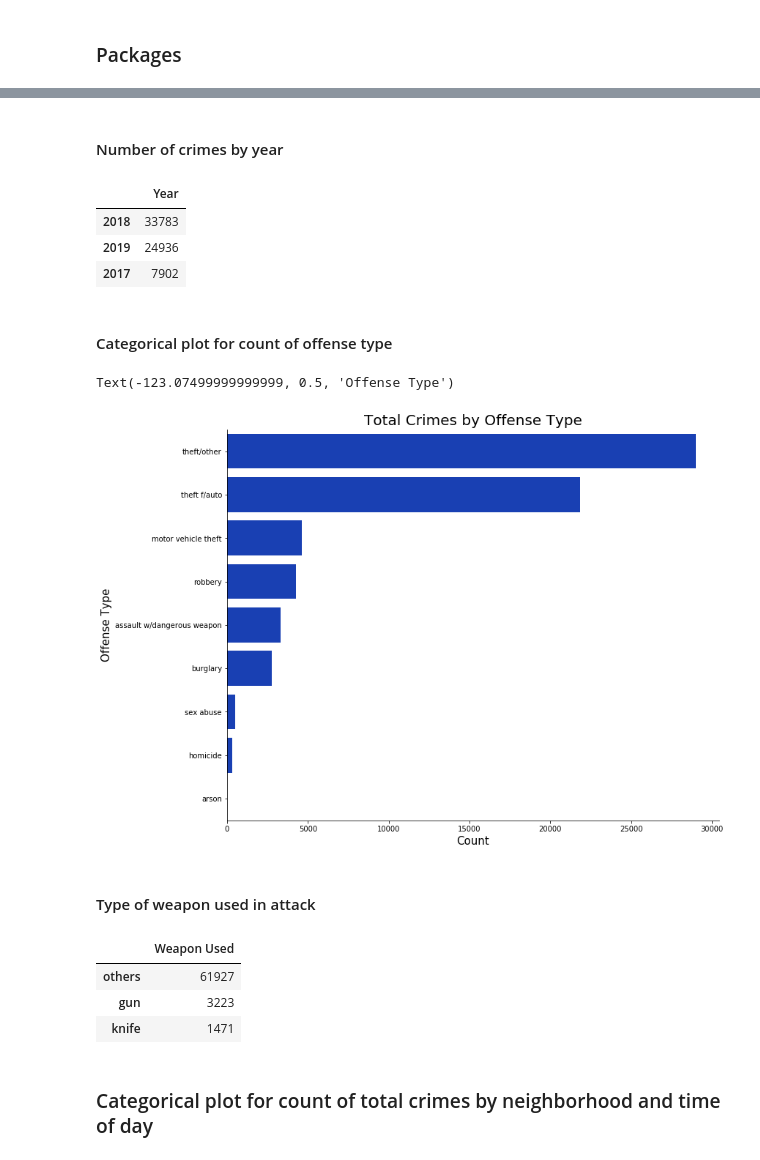
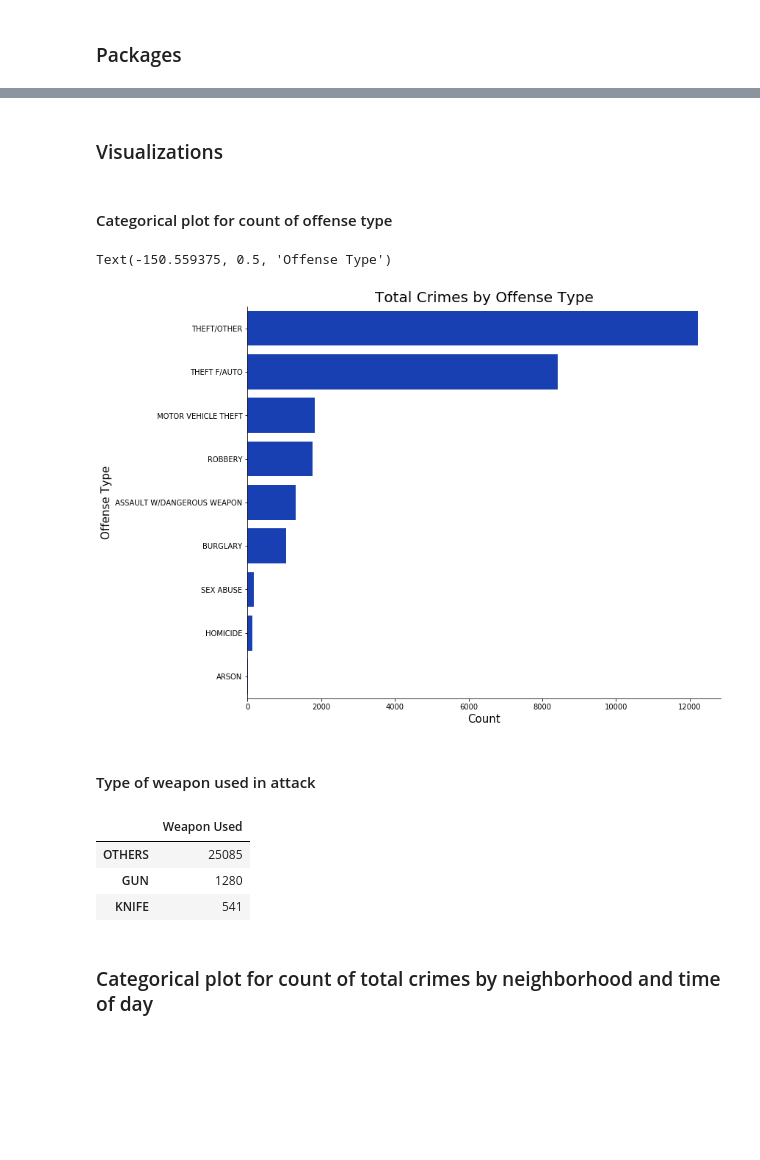
Before and after one commit to htappa/DC_CrimeMappingTool, a Jupyter notebook: Analysis.ipynb, the cells around one changed output, grey strips where cells are left out. Drawn from its saved outputs; the diff is of its cells as text; code cells hidden in the pictures; blank space fills up the shorter version.

```diff
--- a/Analysis.ipynb
+++ b/Analysis.ipynb
@@ -17,0 +16,3 @@ pd.set_option('display.max_columns', 50)
+# %%
+url_crime = 'https://opendata.arcgis.com/datasets/f08294e5286141c293e9202fcd3e8b57_1.geojson'
+df_crime = gpd.read_file(url_crime)
@@ -20,7 +24,3 @@ pd.set_option('display.max_columns', 50)
 # %%
-columns_remove = ['XBLOCK', 'YBLOCK', 'ANC', 'DISTRICT', 'PSA', 'NEIGHBORHOOD_CLUSTER', 'BLOCK_GROUP', 'VOTING_PRECINCT']
-
-df = df.drop(columns_remove, axis=1)
-
-df = df[['CCN', 'START_DATE', 'END_DATE', 'REPORT_DAT', 'YEAR', 'SHIFT', 'WARD', 'BID', 'BLOCK', 'OFFENSE', 'METHOD',
-         'LATITUDE', 'LONGITUDE']]
+df_crime = df_crime[['CCN', 'START_DATE', 'END_DATE', 'REPORT_DAT', 'SHIFT', 'WARD', 'BLOCK_GROUP', 'CENSUS_TRACT',
+                     'BLOCK', 'OFFENSE', 'METHOD', 'LATITUDE', 'LONGITUDE', 'OBJECTID', 'OCTO_RECORD_ID', 'geometry']]
@@ -36,40 +41,62 @@ df.head()
-# %% [markdown]
-#### Number of crimes by year
+# %% [markdown]
+### Visualizations
 # %%
-year_df = pd.DataFrame(df.YEAR.value_counts())
-year_df = year_df.rename(columns={"YEAR": "Year"})
-year_df
+# Number of crimes by year
+
+# year_df = pd.DataFrame(df.YEAR.value_counts())
+# year_df = year_df.rename(columns={"YEAR": "Year"})
+# year_df
-# %% [output]
-|  | Year |
-| 2018 | 33783 |
-| 2019 | 24936 |
-| 2017 | 7902 |
 # %% [markdown]
 #### Categorical plot for count of offense type
 # %%
 color = ['#0033cc']
-sns.catplot(y='OFFENSE', kind='count', height=8, aspect=1.5, order=df.OFFENSE.value_counts().index,
-            data=df, palette=sns.color_palette(color))
+sns.catplot(y='OFFENSE', kind='count', height=8, aspect=1.5, order=df_crime.OFFENSE.value_counts().index,
+            data=df_crime, palette=sns.color_palette(color))
 
 plt.title('Total Crimes by Offense Type', fontsize=20)
 plt.xticks(size=10)
 plt.yticks(size=10)
 plt.xlabel('Count', fontsize=15)
 plt.ylabel('Offense Type', fontsize=15)
 # %% [output]
-Text(-123.07499999999999, 0.5, 'Offense Type')
+Text(-150.559375, 0.5, 'Offense Type')
-[figure, old version]
+[figure, new version]
 # %% [markdown]
 #### Type of weapon used in attack
-# %%
-method_df = pd.DataFrame(df.METHOD.value_counts())
-method_df = method_df.rename(columns={"METHOD": "Weapon Used"})
-method_df
-# %% [output]
-|  | Weapon Used |
-| others | 61927 |
-| gun | 3223 |
-| knife | 1471 |
+# %%
+method_df = pd.DataFrame(df_crime.METHOD.value_counts())
+method_df = method_df.rename(columns={'METHOD': 'Weapon Used'})
+#method_df = method_df.reset_index()
+s = pd.Series([1, 2, 3])
+method_df.set_index(s)
+
+#method_pie = method_df.plot.pie(y='Weapon Used', figsize=(7, 7))
+# # Create a pie chart
+# plt.pie(
+#     # using data total)arrests
+#     method_df['Weapon Used'],
+#     # with the labels being officer names
+#     labels=method_df['index'],
+#     # with no shadows
+#     shadow=False,
+#     # with one slide exploded out
+#     explode=(0.15, 0, 0),
+#     # with the start angle at 90%
+#     startangle=90,
+#     )
+
+# # View the plot drop above
+# plt.axis('equal')
+
+# # View the plot
+# plt.tight_layout()
+# plt.show()
+method_df
+# %% [output]
+|  | Weapon Used |
+| OTHERS | 25085 |
+| GUN | 1280 |
+| KNIFE | 541 |
 # %% [markdown]
 ### Categorical plot for count of total crimes by neighborhood and time of day
 # %%
```
Also changed, not shown: parts of 12 cells of this notebook, 7 other files.
